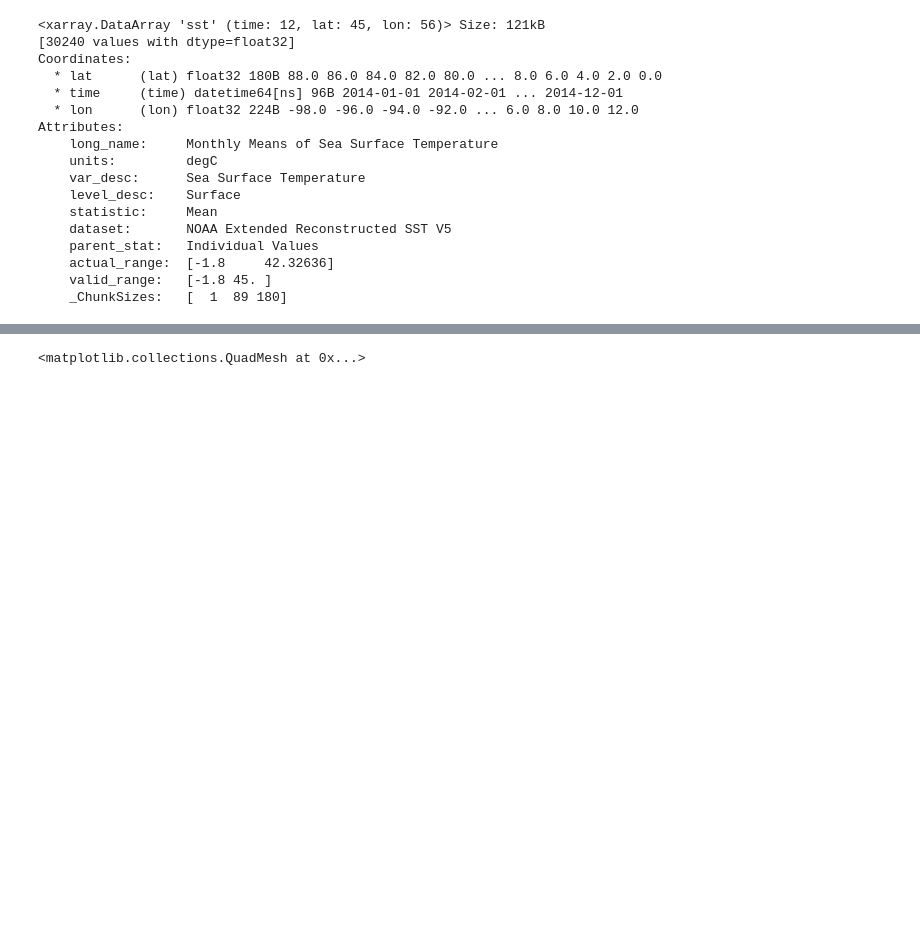
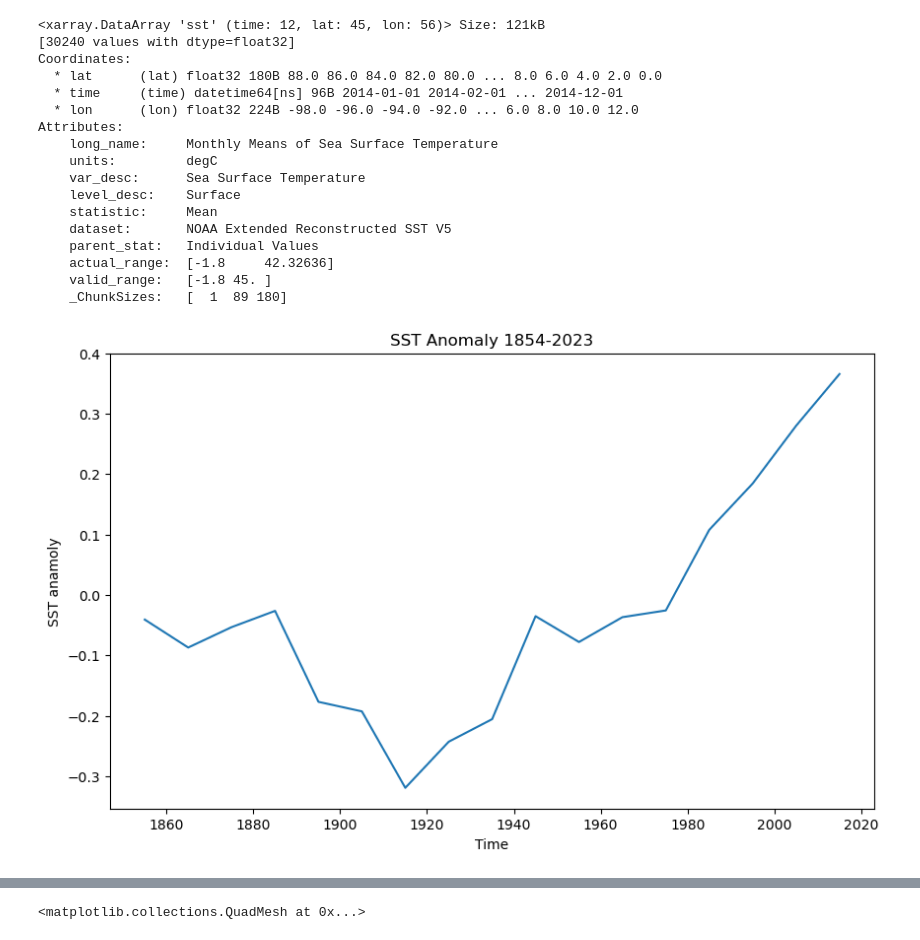
Before and after one commit to oceanhackweek/ohw24_proj_north_atlantic_variability_us, a Jupyter notebook: contributor_folders/alexfrenzel/Datavis1.ipynb, the cells around one changed output, grey strips where cells are left out. Saved outputs shown, nothing was run; the diff lists cells and outputs as text; code cells hidden in the pictures; blank space fills up the shorter version.

Commit message:
updated notebook with sst anomaly plot

```diff
--- a/contributor_folders/alexfrenzel/Datavis1.ipynb
+++ b/contributor_folders/alexfrenzel/Datavis1.ipynb
@@ -178,3 +170,29 @@ Attributes:
     actual_range:  [-1.8     42.32636]
     valid_range:   [-1.8 45. ]
     _ChunkSizes:   [  1  89 180]
+# %%
+#10yr mean
+sst_annual = sst.resample(time = '10YE').mean()
+# %%
+
+# Find Anomaly
+
+# Calculate annual mean
+ga_sst = sst_annual.mean(dim='time')
+ga_sst
+
+# Calculate anomaly by subtracting year's average from all indexes
+sst_anomaly = sst_annual - ga_sst
+# %%
+# Select the time slice you want to plot
+ds_selected = sst_anomaly.sel(time=slice('1854-01', '2023-12'))
+
+# Create a time series plot
+fig, ax = plt.subplots(figsize=(10, 6))
+ds_selected.mean(dim=['lat', 'lon']).plot(ax=ax)
+ax.set_title(f'SST Anomaly 1854-2023')
+ax.set_xlabel('Time')
+ax.set_ylabel('SST anamoly')
+plt.show()
+# %% [output]
+[figure, added]
```
Also changed, not shown: parts of 4 cells of this notebook.
